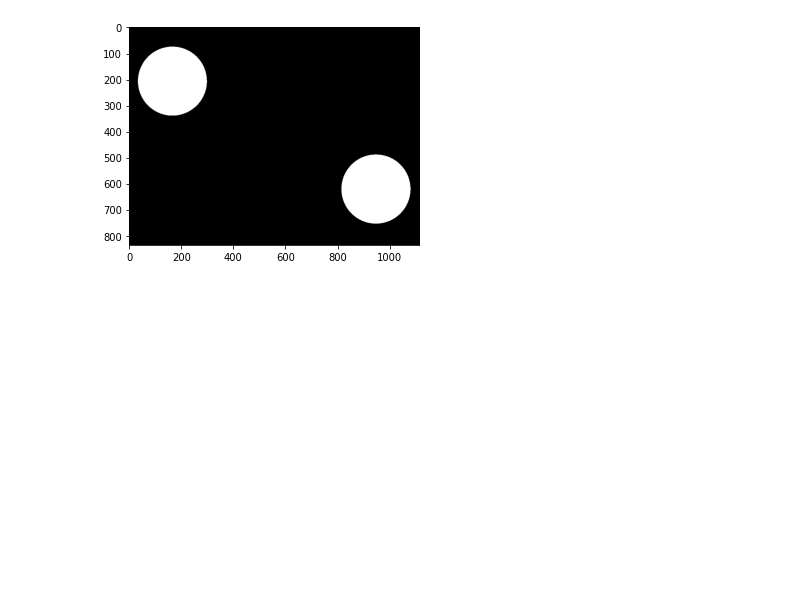
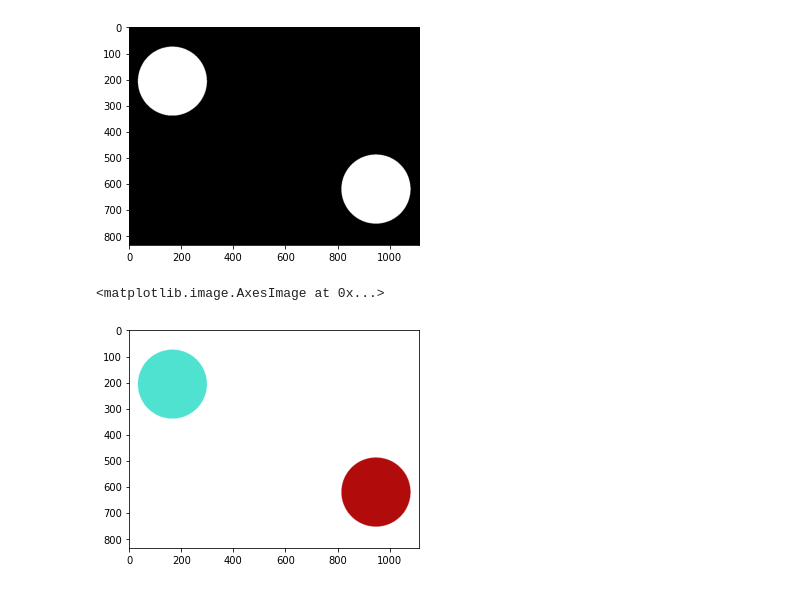
Before and after one commit to DanMelero/IoT-NAC5, a Jupyter notebook: Note.ipynb, the cells around one changed output. Drawn from its saved outputs; the diff is of its cells as text; code cells hidden in the pictures; blank space fills up the shorter version.

```diff
--- a/Note.ipynb
+++ b/Note.ipynb
@@ -65,3 +62,16 @@ plt.imshow(contornos_circulos)
 # %% [output]
 <matplotlib.image.AxesImage at 0x...>
 [figure]
+# %%
+
+#Referência para uso de bitwiseNot e bitwiseOr: https://www.pyimagesearch.com/2021/01/19/opencv-bitwise-and-or-xor-and-not/
+#Inverte os pixels
+bl_circulo = cv2.bitwise_not(contornos_circulos)
+
+#Utilizando bitwiseOr para não carregar da imagem original os dois círculos que haviam sido eliminados
+img = cv2.bitwise_or(cl_circulo, bl_circulo)
+plt.imshow(img)
+# plt.imshow(cl_circulo)
+# %% [output]
+<matplotlib.image.AxesImage at 0x...>
+[figure, added]
```
Also changed, not shown: parts of 1 cell of this notebook.
